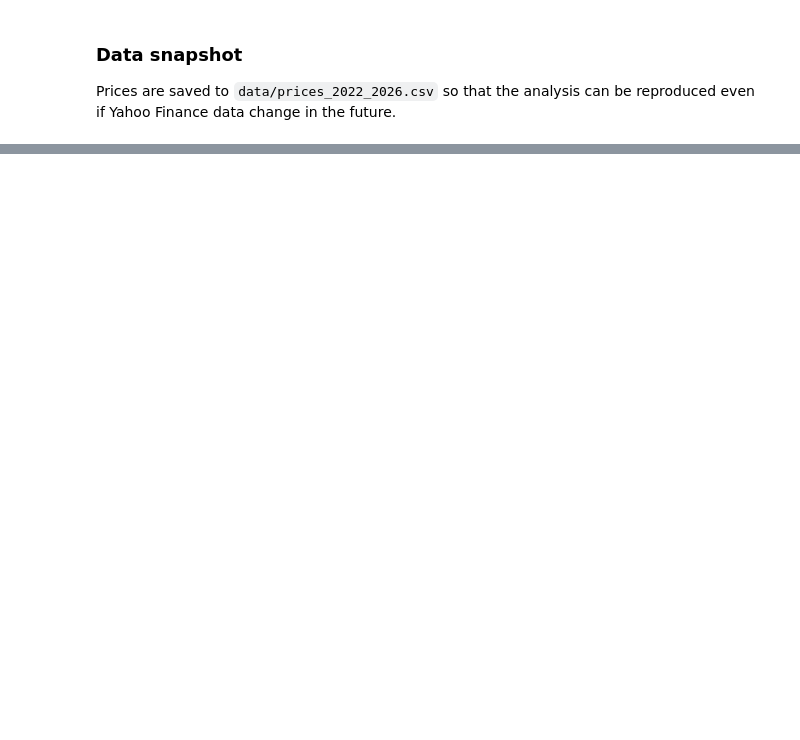
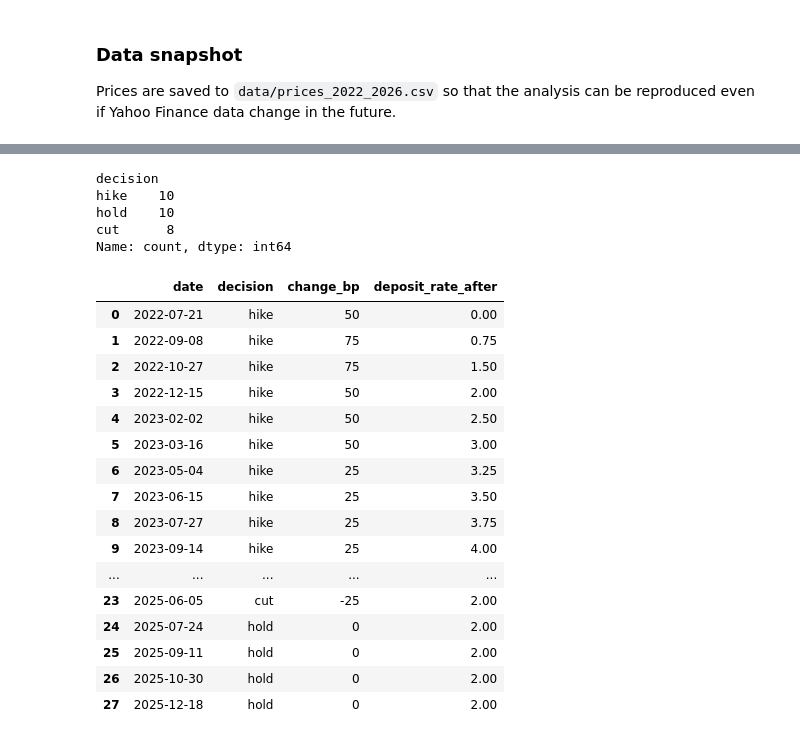
Before and after one commit to AndreaGhioldi03/ecb-rates-italian-banks, a Jupyter notebook: ecb_banks_analysis.ipynb, the cells around one changed output, grey strips where cells are left out. Saved outputs shown, nothing was run; the diff lists cells and outputs as text; code cells hidden in the pictures; blank space fills up the shorter version.

Commit message:
Add ECB decisions table and DFR note

```diff
--- a/ecb_banks_analysis.ipynb
+++ b/ecb_banks_analysis.ipynb
@@ -55,0 +63,63 @@ Prices are saved to `data/prices_2022_2026.csv` so that the analysis can be repr
+# %%
+import io
+import pandas as pd
+
+ecb_csv = """date,decision,change_bp,deposit_rate_after
+2022-07-21,hike,50,0.00
+2022-09-08,hike,75,0.75
+2022-10-27,hike,75,1.50
+2022-12-15,hike,50,2.00
+2023-02-02,hike,50,2.50
+2023-03-16,hike,50,3.00
+2023-05-04,hike,25,3.25
+2023-06-15,hike,25,3.50
+2023-07-27,hike,25,3.75
+2023-09-14,hike,25,4.00
+2023-10-26,hold,0,4.00
+2023-12-14,hold,0,4.00
+2024-01-25,hold,0,4.00
+2024-03-07,hold,0,4.00
+2024-04-11,hold,0,4.00
+2024-06-06,cut,-25,3.75
+2024-07-18,hold,0,3.75
+2024-09-12,cut,-25,3.50
+2024-10-17,cut,-25,3.25
+2024-12-12,cut,-25,3.00
+2025-01-30,cut,-25,2.75
+2025-03-06,cut,-25,2.50
+2025-04-17,cut,-25,2.25
+2025-06-05,cut,-25,2.00
+2025-07-24,hold,0,2.00
+2025-09-11,hold,0,2.00
+2025-10-30,hold,0,2.00
+2025-12-18,hold,0,2.00
+"""
+
+ecb = pd.read_csv(io.StringIO(ecb_csv), parse_dates=["date"])
+ecb.to_csv("ecb_decisions_2022_2025.csv", index=False)
+
+print(ecb["decision"].value_counts())
+ecb
+# %% [output]
+decision
+hike    10
+hold    10
+cut      8
+Name: count, dtype: int64
+|  | date | decision | change_bp | deposit_rate_after |
+| 0 | 2022-07-21 | hike | 50 | 0.00 |
+| 1 | 2022-09-08 | hike | 75 | 0.75 |
+| 2 | 2022-10-27 | hike | 75 | 1.50 |
+| 3 | 2022-12-15 | hike | 50 | 2.00 |
+| 4 | 2023-02-02 | hike | 50 | 2.50 |
+| 5 | 2023-03-16 | hike | 50 | 3.00 |
+| 6 | 2023-05-04 | hike | 25 | 3.25 |
+| 7 | 2023-06-15 | hike | 25 | 3.50 |
+| 8 | 2023-07-27 | hike | 25 | 3.75 |
+| 9 | 2023-09-14 | hike | 25 | 4.00 |
+| ... | ... | ... | ... | ... |
+| 23 | 2025-06-05 | cut | -25 | 2.00 |
+| 24 | 2025-07-24 | hold | 0 | 2.00 |
+| 25 | 2025-09-11 | hold | 0 | 2.00 |
+| 26 | 2025-10-30 | hold | 0 | 2.00 |
+| 27 | 2025-12-18 | hold | 0 | 2.00 |
```
Also changed, not shown: parts of 2 cells of this notebook.
